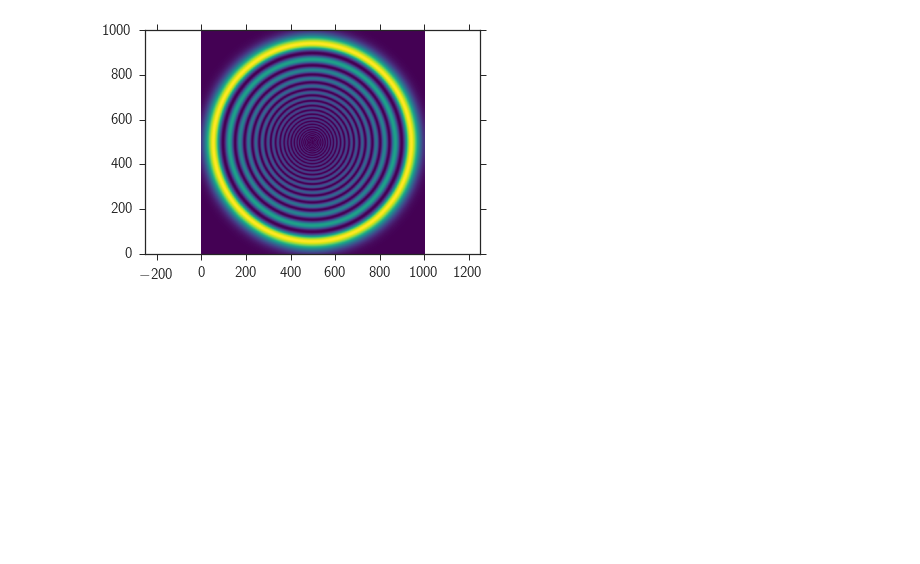
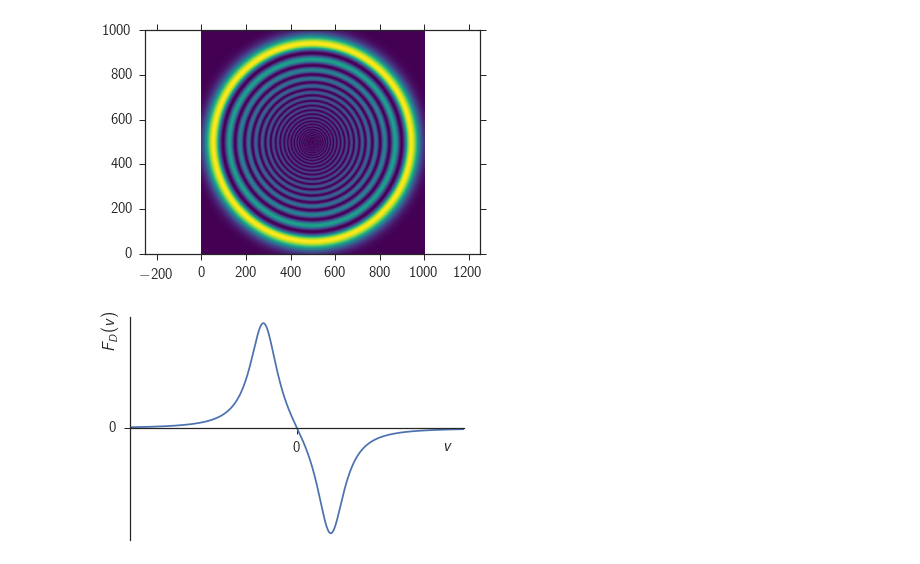
Before and after one commit to Schlabonski/TermPaper, a Jupyter notebook: Notebooks/RydbergAtom.ipynb, the cells around one changed output. Cells and saved outputs as stored; diff of their text form; code cells hidden in the pictures; blank space fills up the shorter version.

```diff
--- a/Notebooks/RydbergAtom.ipynb
+++ b/Notebooks/RydbergAtom.ipynb
@@ -135,3 +135,30 @@ axe1d.axis('equal')
 fig1d.savefig('../Figures/s_wave_26.jpg')
 # %% [output]
 [figure]
+# %%
+def doppler_cooling(v,d):
+    F = -1/(1+(d-v)**2) + 1/(1+(d+v)**2)
+    return F
+# %%
+v = np.linspace(-10,10, 1000)
+
+fig = plt.figure()
+axe = fig.add_subplot(111)
+
+axe.plot(v, doppler_cooling(v,2))
+axe.set_xticks([], [])
+axe.set_yticks([0])
+axe.set_xticks([0])
+axe.tick_params(axis='x', top='off')
+axe.tick_params(axis='y', right='off')
+axe.spines['top'].set_color('none')
+axe.spines['bottom'].set_position('center')
+axe.spines['right'].set_color('none')
+axe.set_xlabel('$v$')
+axe.set_ylabel('$F_{D}(v)$')
+axe.xaxis.set_label_coords(0.95,0.45)
+axe.yaxis.set_label_coords(-0.03,0.94)
+
+fig.savefig('../Figures/doppler_force.pdf')
+# %% [output]
+[figure, added]
```
Also changed, not shown: 21 other files.
